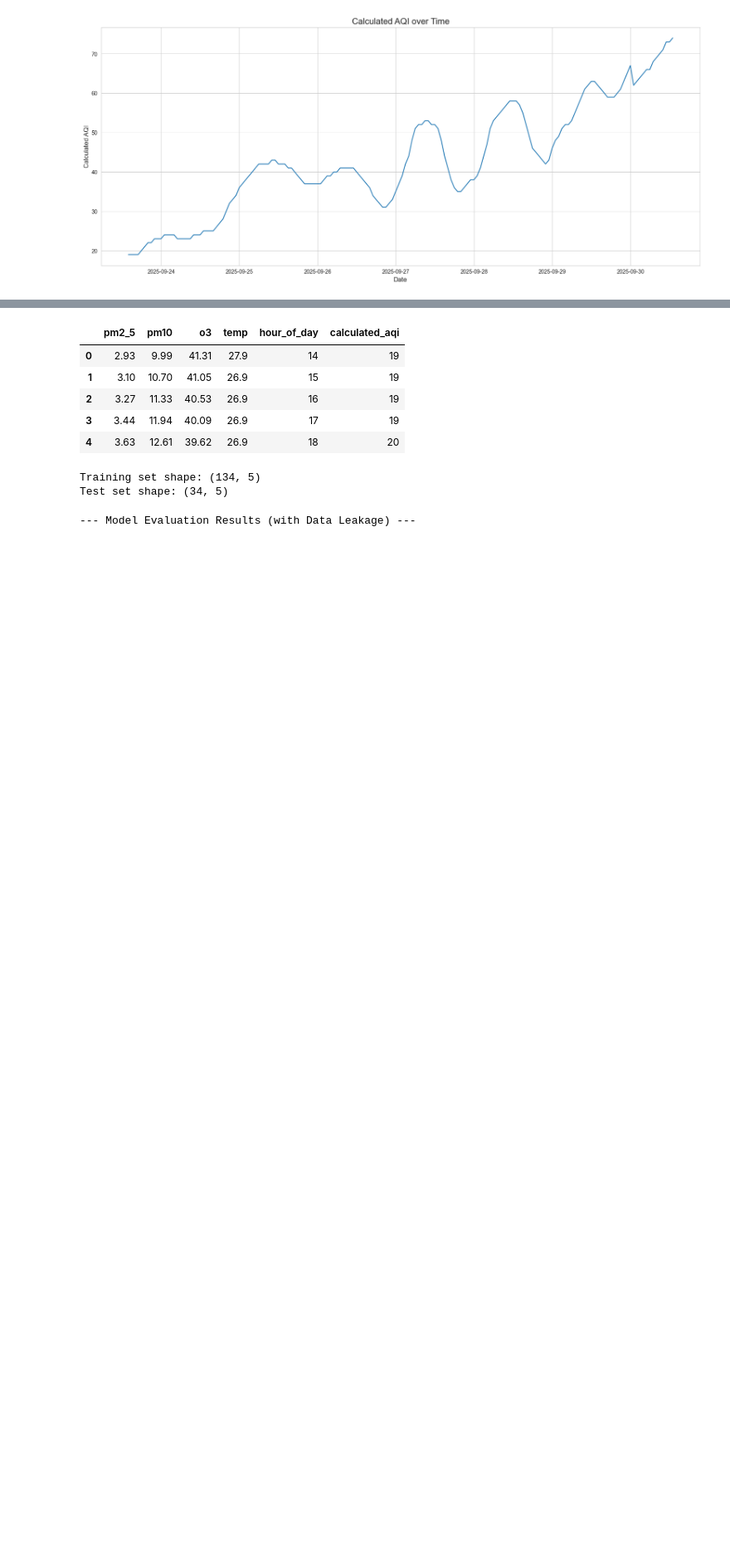
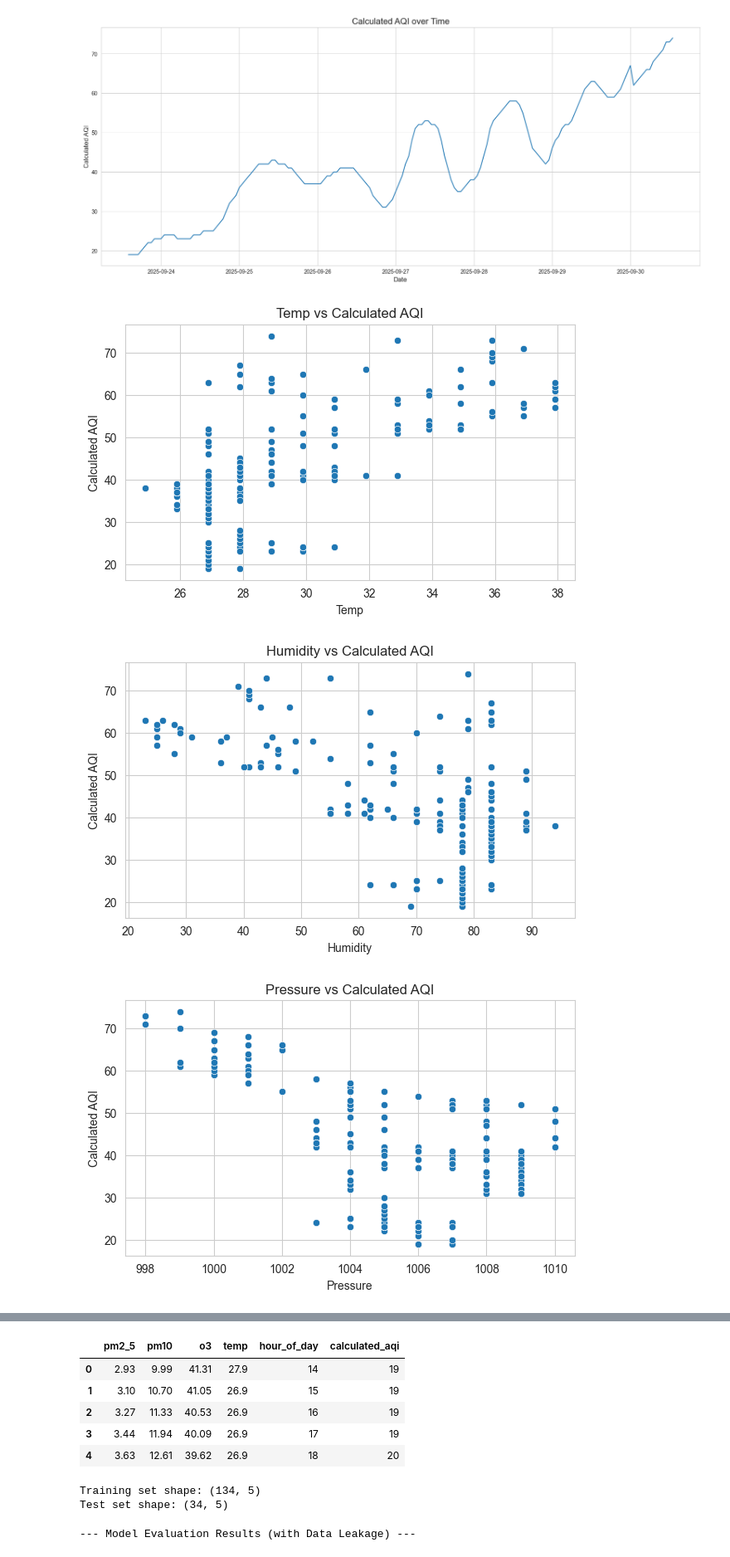
Before and after one commit to hasratnazar/Aqi-predictor, a Jupyter notebook: EDA/EDA.ipynb, the cells around one changed output, grey strips where cells are left out. Shown at 83% size. Saved outputs shown, nothing was run; the diff lists cells and outputs as text; code cells hidden in the pictures; blank space fills up the shorter version.

```diff
--- a/EDA/EDA.ipynb
+++ b/EDA/EDA.ipynb
@@ -287,3 +276,18 @@ plt.ylabel('Calculated AQI', fontsize=12)
 plt.show()
 # %% [output]
 [figure]
+# %%
+# WEATHER FEATURES VS AQI
+numeric_features = ['temp', 'humidity', 'pressure', 'wind_speed', 'pm2_5', 'pm10', 'no2', 'so2', 'o3', 'co']
+
+for feature in numeric_features:
+    plt.figure(figsize=(7, 4))
+    sns.scatterplot(x=feature, y='calculated_aqi', data=df)
+    plt.title(f"{feature.capitalize()} vs Calculated AQI")
+    plt.xlabel(feature.capitalize())
+    plt.ylabel("Calculated AQI")
+    plt.show()
+# %% [output]
+[figure, added]
+[figure, added]
+[figure, added]
```
Also changed, not shown: parts of 5 cells of this notebook.
